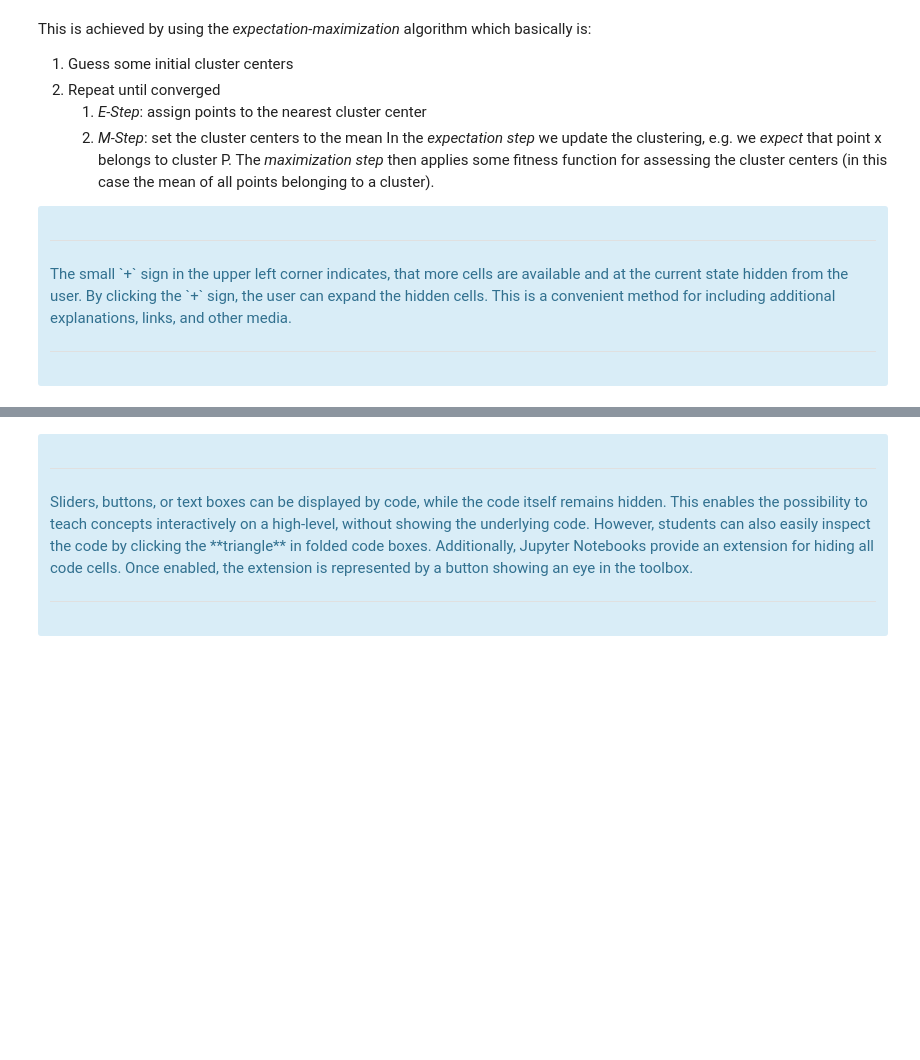
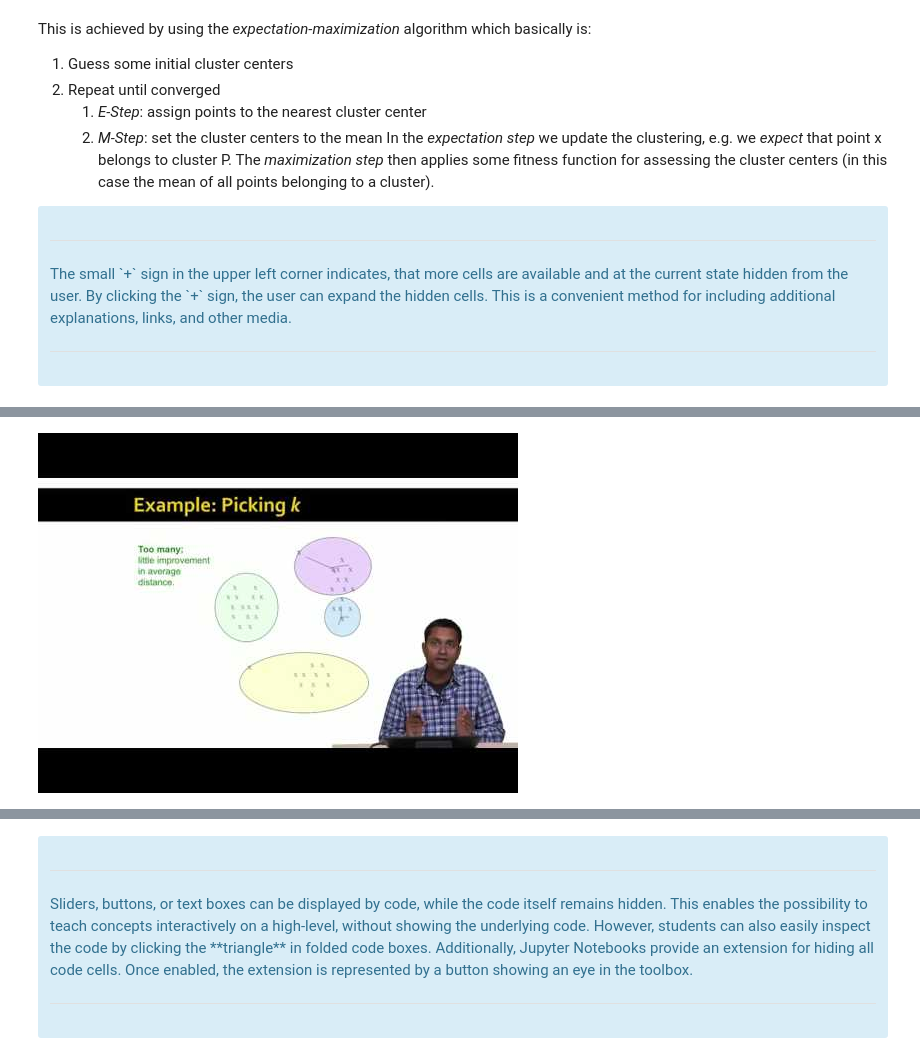
Before and after one commit to cgre-aachen/teaching, a Jupyter notebook: demos/Adding_Information_to_Exercises.ipynb, the cells around one changed output, grey strips where cells are left out. Cells and saved outputs as stored; diff of their text form; code cells hidden in the pictures; blank space fills up the shorter version.

```diff
--- a/demos/Adding_Information_to_Exercises.ipynb
+++ b/demos/Adding_Information_to_Exercises.ipynb
@@ -65,0 +71,4 @@ X = X[:, ::-1] # flip axes for better plotting
+# %%
+YouTubeVideo('RD0nNK51Fp8')
+# %% [output]
+[figure, added]
```
Also changed, not shown: parts of 6 cells of this notebook, 1 other file.
